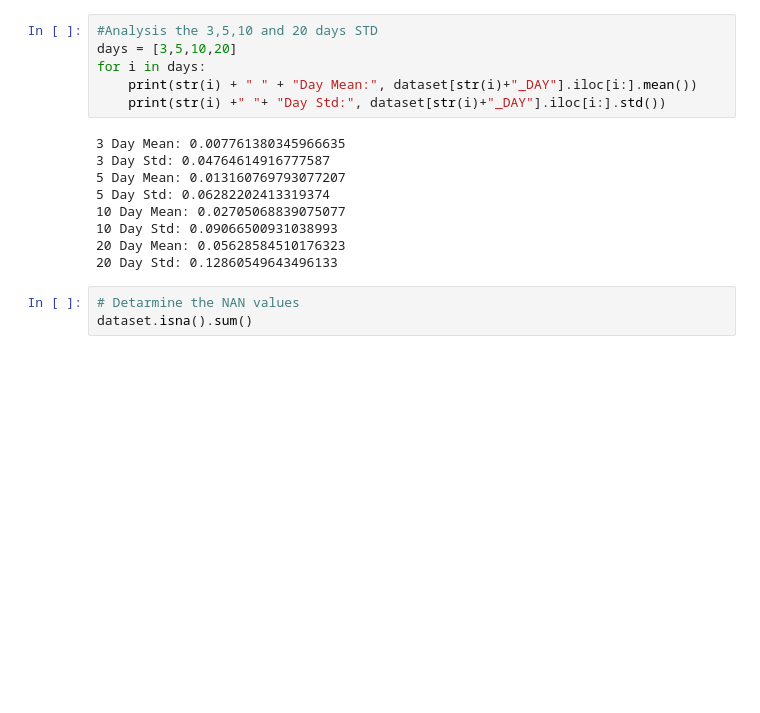
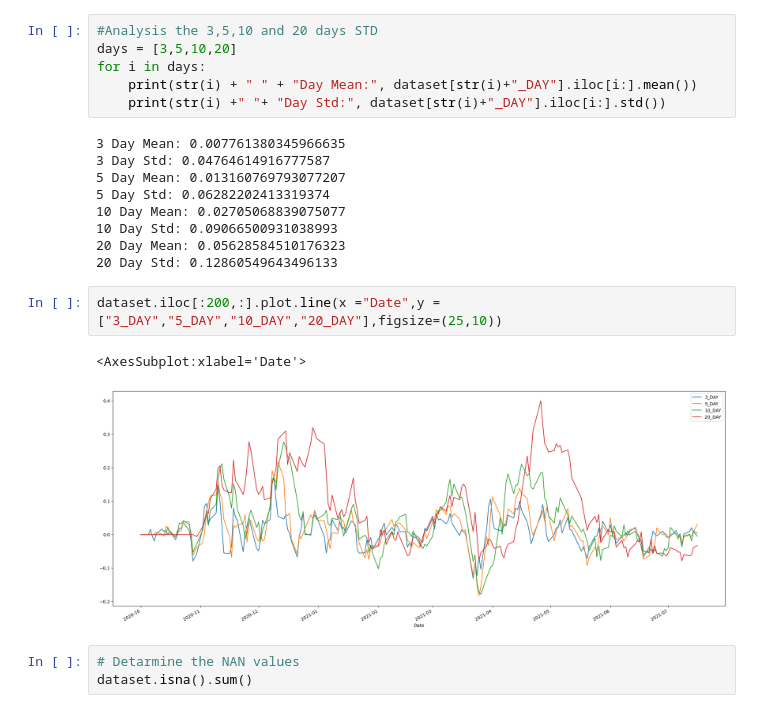
Before and after one commit to duzgunilaslan/PORSALAN, a Jupyter notebook: All_Analysis.ipynb, the cells around one changed output. Saved outputs shown, nothing was run; the diff lists cells and outputs as text; blank space fills up the shorter version.

```diff
--- a/All_Analysis.ipynb
+++ b/All_Analysis.ipynb
@@ -79,6 +81,11 @@ for i in days:
 10 Day Std: 0.09066500931038993
 20 Day Mean: 0.05628584510176323
 20 Day Std: 0.12860549643496133
+# %%
+dataset.iloc[:200,:].plot.line(x ="Date",y = ["3_DAY","5_DAY","10_DAY","20_DAY"],figsize=(25,10))
+# %% [output]
+<AxesSubplot:xlabel='Date'>
+[figure, added]
 # %%
 # Detarmine the NAN values
 dataset.isna().sum()
```
Also changed, not shown: parts of 13 cells of this notebook.
